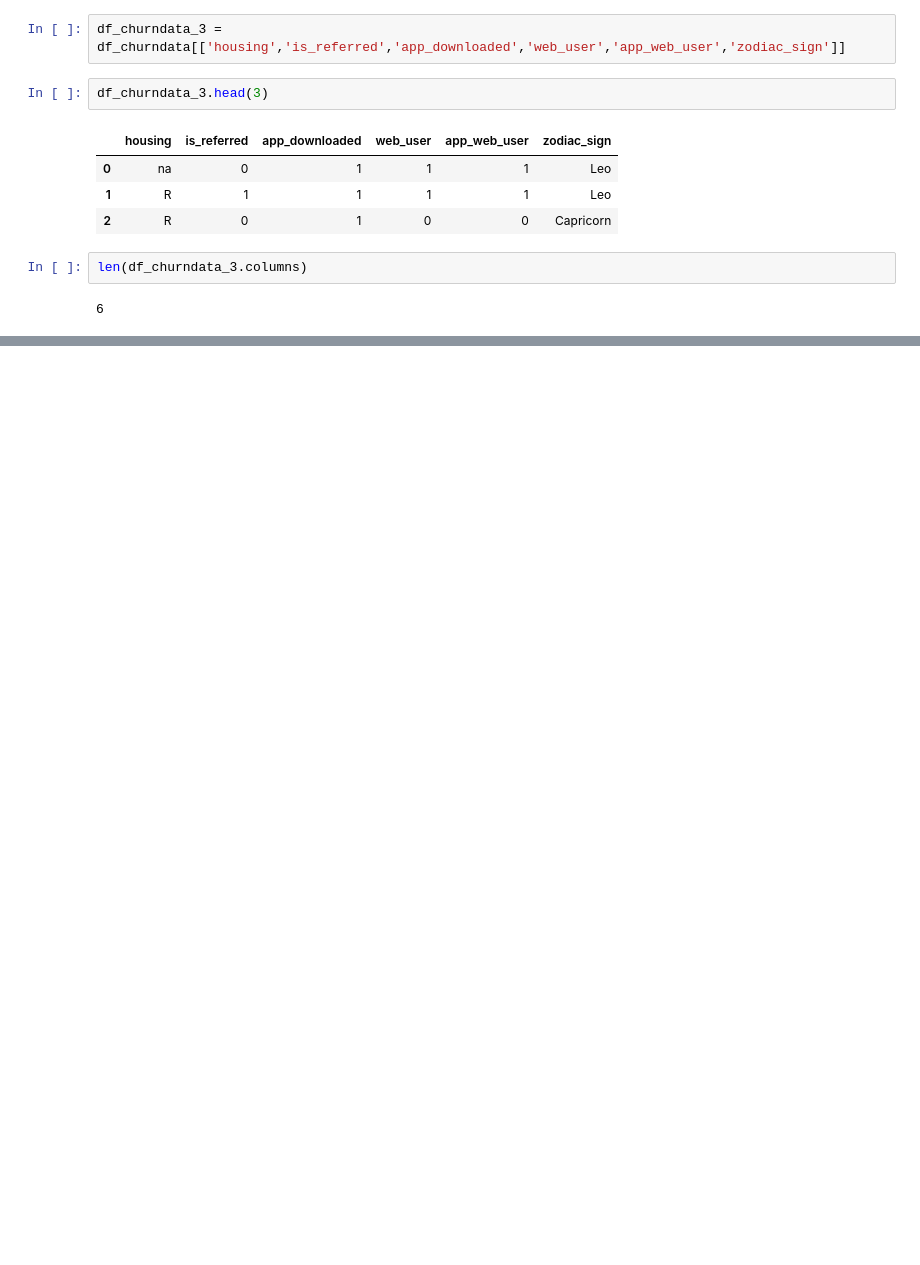
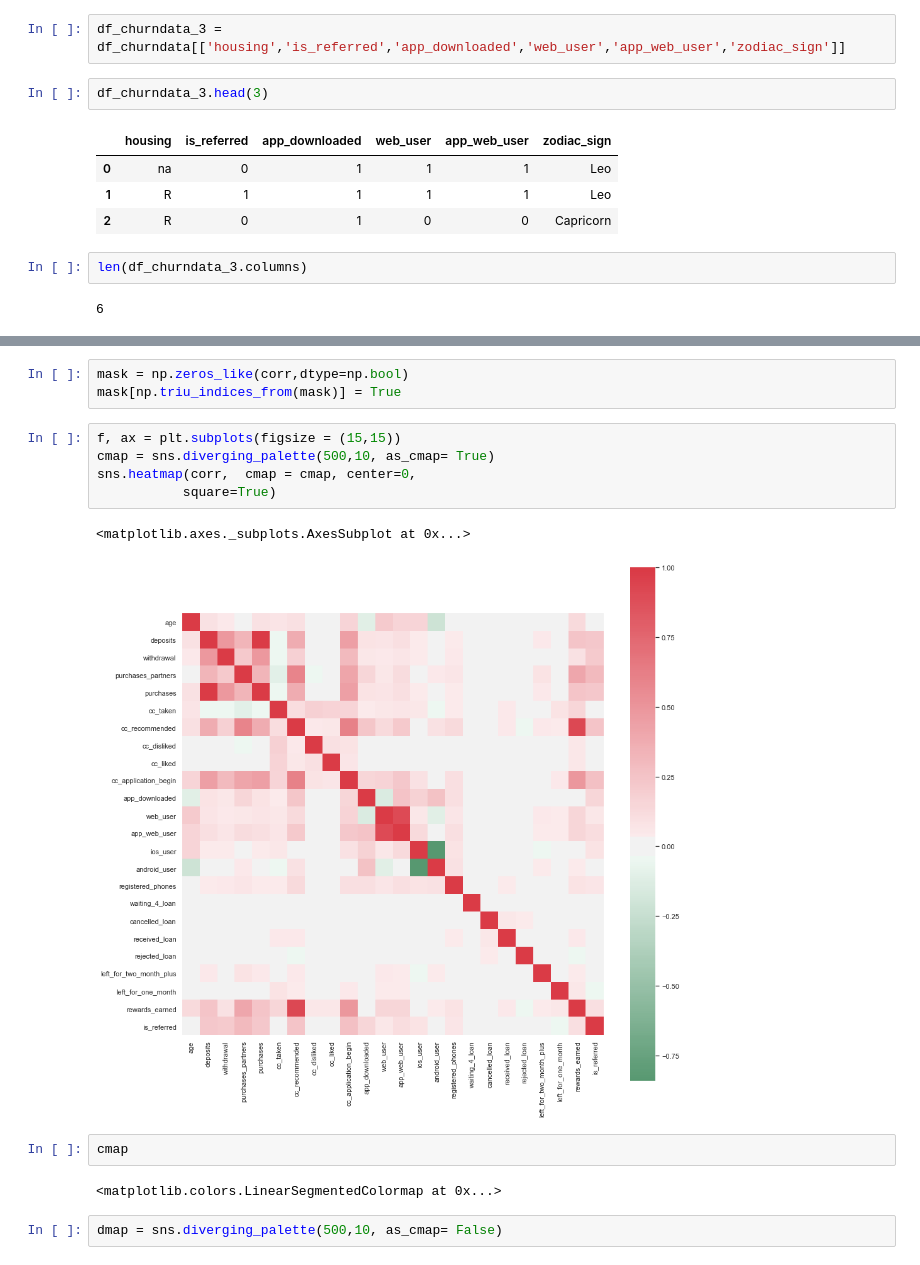
Before and after one commit to allenvarughese22/Machine-Learning-Projects---Learning, a Jupyter notebook: Churn Prediction/Churn_Prediction.ipynb, the cells around one changed output, grey strips where cells are left out. Drawn from its saved outputs; the diff is of its cells as text; blank space fills up the shorter version.

```diff
--- a/Churn Prediction/Churn_Prediction.ipynb
+++ b/Churn Prediction/Churn_Prediction.ipynb
@@ -208,0 +276,17 @@ Name: churn, dtype: int64
+# %%
+mask = np.zeros_like(corr,dtype=np.bool)
+mask[np.triu_indices_from(mask)] = True
+# %%
+f, ax = plt.subplots(figsize = (15,15))
+cmap = sns.diverging_palette(500,10, as_cmap= True)
+sns.heatmap(corr,  cmap = cmap, center=0,
+           square=True)
+# %% [output]
+<matplotlib.axes._subplots.AxesSubplot at 0x...>
+[figure, added]
+# %%
+cmap
+# %% [output]
+<matplotlib.colors.LinearSegmentedColormap at 0x...>
+# %%
+dmap = sns.diverging_palette(500,10, as_cmap= False)
```
Also changed, not shown: parts of 69 cells of this notebook.
